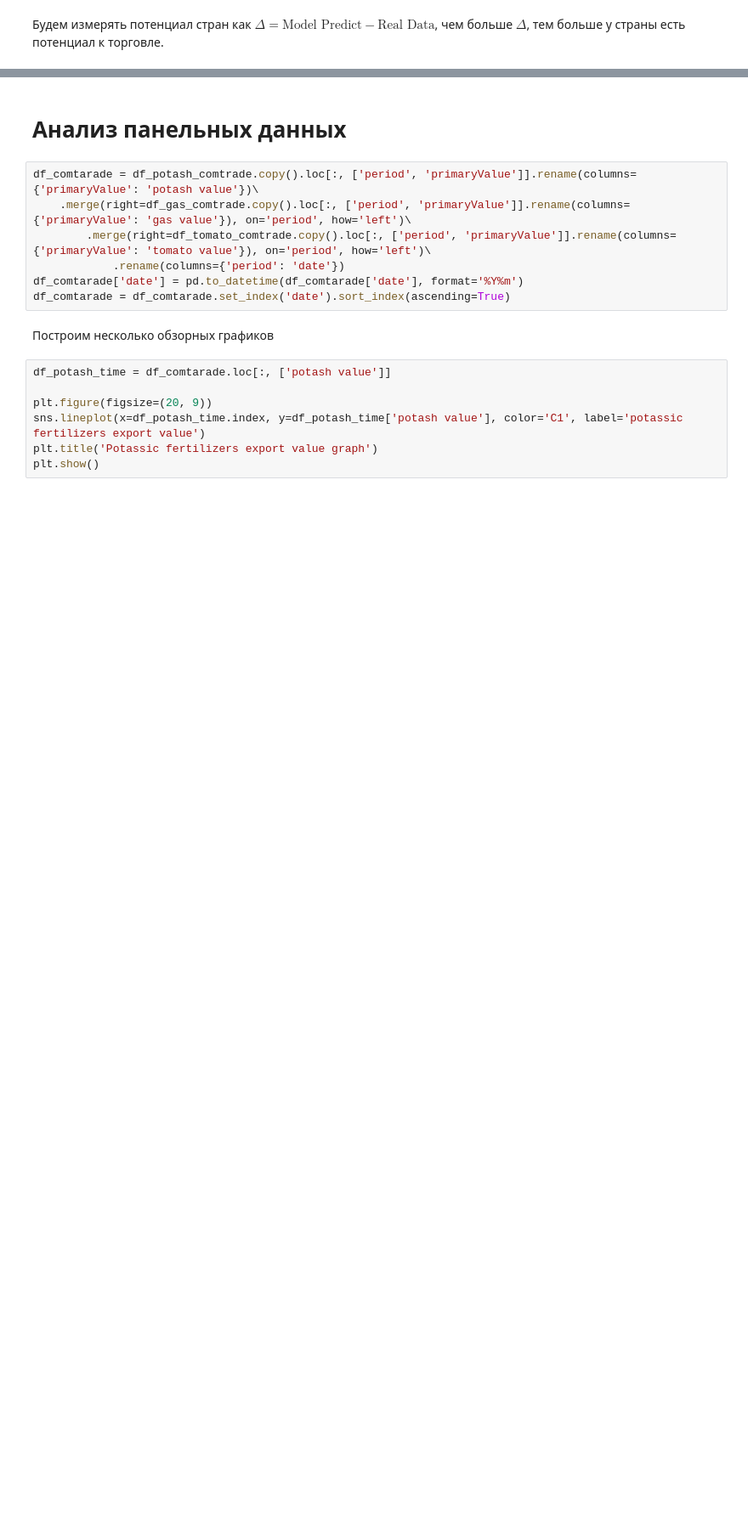
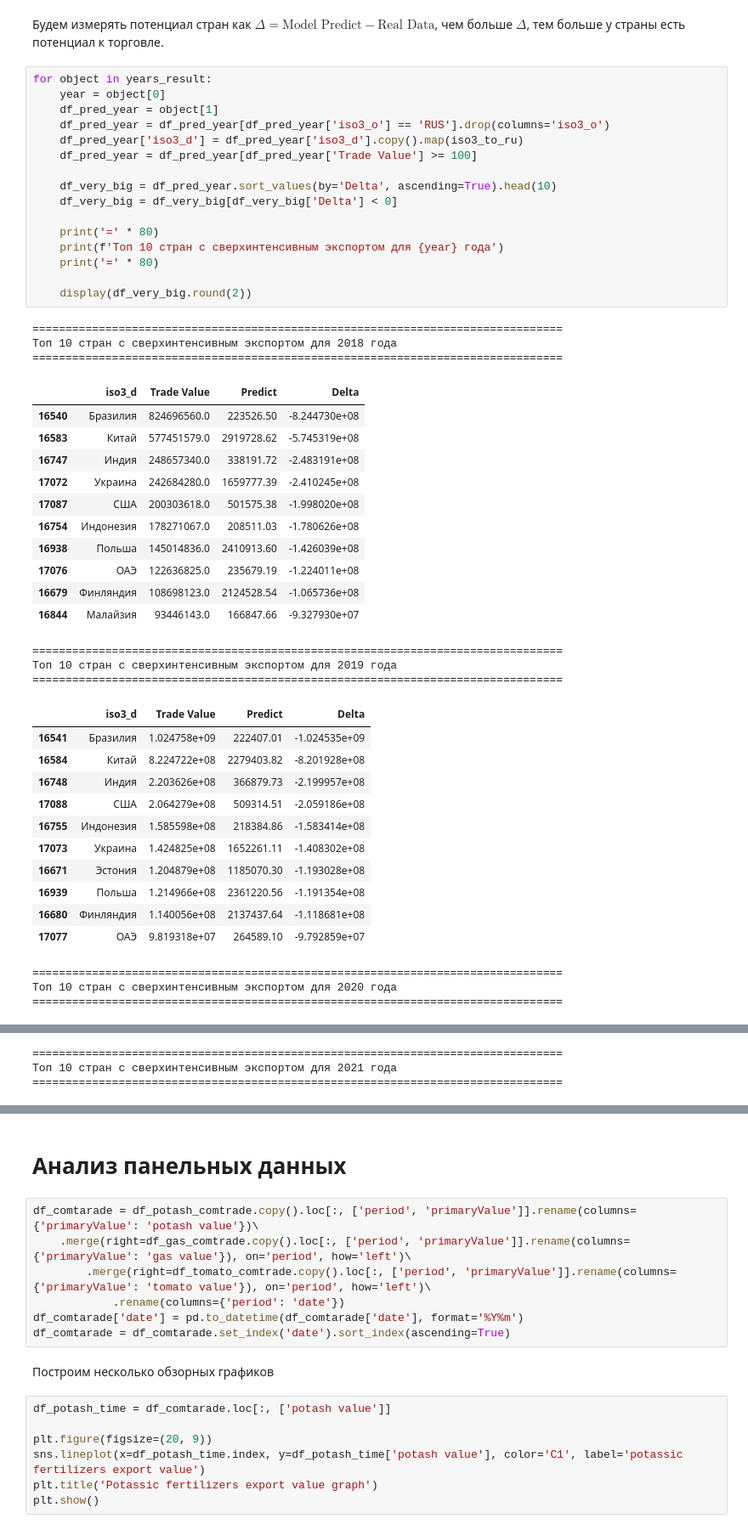
Before and after one commit to vitiatia/Sience_studio_project, a Jupyter notebook: Научка_финальный_проект_Потасик.ipynb, the cells around one changed output, grey strips where cells are left out. Shown at 85% size. Cells and saved outputs as stored; diff of their text form; blank space fills up the shorter version.

```diff
--- a/Научка_финальный_проект_Потасик.ipynb
+++ b/Научка_финальный_проект_Потасик.ipynb
@@ -806,2 +822,50 @@ Notes:
 # %% [markdown]
 Будем измерять потенциал стран как $\Delta = \text{Model Predict} - \text{Real Data}$, чем больше $\Delta$, тем больше у страны есть потенциал к торговле.
+# %%
+for object in years_result:
+    year = object[0]
+    df_pred_year = object[1]
+    df_pred_year = df_pred_year[df_pred_year['iso3_o'] == 'RUS'].drop(columns='iso3_o')
+    df_pred_year['iso3_d'] = df_pred_year['iso3_d'].copy().map(iso3_to_ru)
+    df_pred_year = df_pred_year[df_pred_year['Trade Value'] >= 100]
+
+    df_very_big = df_pred_year.sort_values(by='Delta', ascending=True).head(10)
+    df_very_big = df_very_big[df_very_big['Delta'] < 0]
+
+    print('=' * 80)
+    print(f'Топ 10 стран с сверхинтенсивным экспортом для {year} года')
+    print('=' * 80)
+
+    display(df_very_big.round(2))
+# %% [output]
+================================================================================
+Топ 10 стран с сверхинтенсивным экспортом для 2018 года
+================================================================================
+|  | iso3_d | Trade Value | Predict | Delta |
+| 16540 | Бразилия | 824696560.0 | 223526.50 | -8.244730e+08 |
+| 16583 | Китай | 577451579.0 | 2919728.62 | -5.745319e+08 |
+| 16747 | Индия | 248657340.0 | 338191.72 | -2.483191e+08 |
+| 17072 | Украина | 242684280.0 | 1659777.39 | -2.410245e+08 |
+| 17087 | США | 200303618.0 | 501575.38 | -1.998020e+08 |
+| 16754 | Индонезия | 178271067.0 | 208511.03 | -1.780626e+08 |
+| 16938 | Польша | 145014836.0 | 2410913.60 | -1.426039e+08 |
+| 17076 | ОАЭ | 122636825.0 | 235679.19 | -1.224011e+08 |
+| 16679 | Финляндия | 108698123.0 | 2124528.54 | -1.065736e+08 |
+| 16844 | Малайзия | 93446143.0 | 166847.66 | -9.327930e+07 |
+================================================================================
+Топ 10 стран с сверхинтенсивным экспортом для 2019 года
+================================================================================
+|  | iso3_d | Trade Value | Predict | Delta |
+| 16541 | Бразилия | 1.024758e+09 | 222407.01 | -1.024535e+09 |
+| 16584 | Китай | 8.224722e+08 | 2279403.82 | -8.201928e+08 |
+| 16748 | Индия | 2.203626e+08 | 366879.73 | -2.199957e+08 |
+| 17088 | США | 2.064279e+08 | 509314.51 | -2.059186e+08 |
+| 16755 | Индонезия | 1.585598e+08 | 218384.86 | -1.583414e+08 |
+| 17073 | Украина | 1.424825e+08 | 1652261.11 | -1.408302e+08 |
+| 16671 | Эстония | 1.204879e+08 | 1185070.30 | -1.193028e+08 |
+| 16939 | Польша | 1.214966e+08 | 2361220.56 | -1.191354e+08 |
+| 16680 | Финляндия | 1.140056e+08 | 2137437.64 | -1.118681e+08 |
+| 17077 | ОАЭ | 9.819318e+07 | 264589.10 | -9.792859e+07 |
+================================================================================
+Топ 10 стран с сверхинтенсивным экспортом для 2020 года
+================================================================================
@@ -807,0 +883,3 @@ Notes:
+================================================================================
+Топ 10 стран с сверхинтенсивным экспортом для 2021 года
+================================================================================
```
Also changed, not shown: parts of 7 cells of this notebook.
